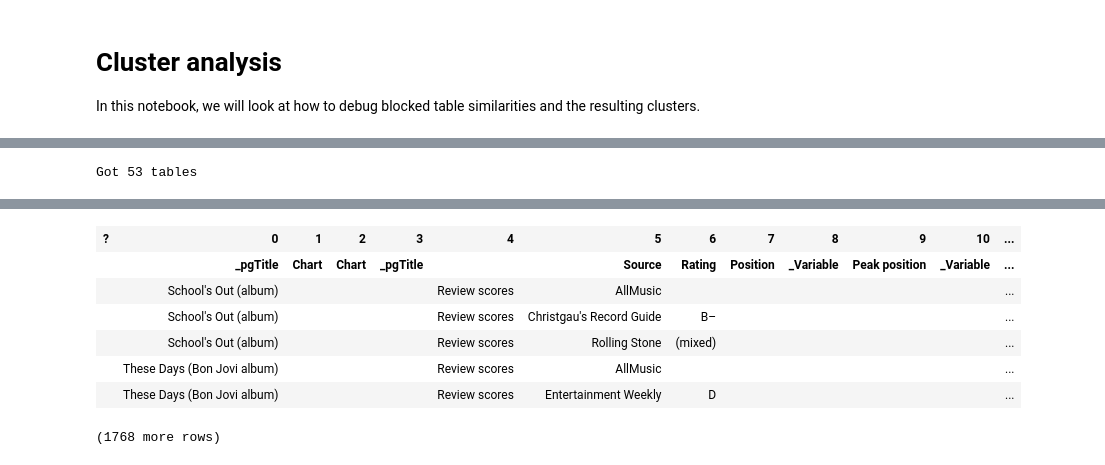
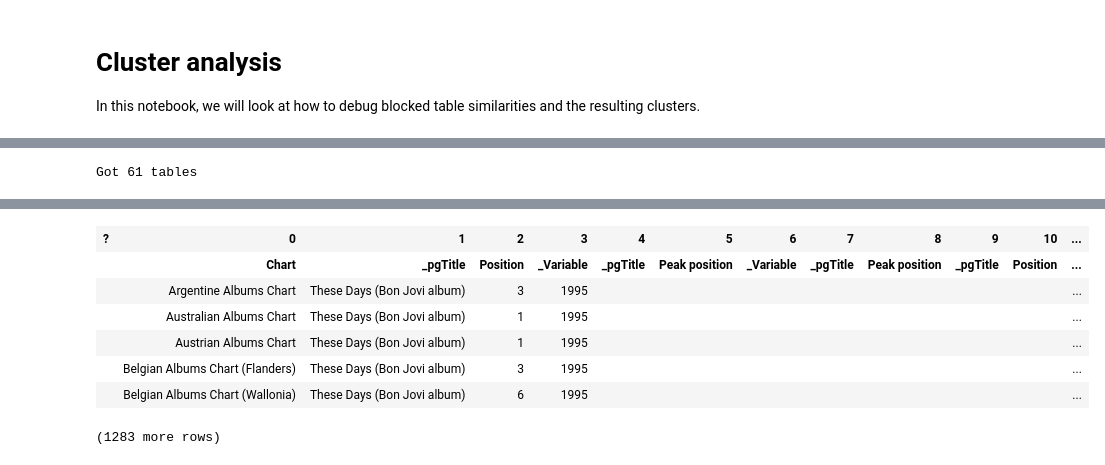
Before and after one commit to karmaresearch/takco, a Jupyter notebook: docs/tutorials/clusters.ipynb, the cells around one changed output, grey strips where cells are left out. Drawn from its saved outputs; the diff is of its cells as text; code cells hidden in the pictures.

```diff
--- a/docs/tutorials/clusters.ipynb
+++ b/docs/tutorials/clusters.ipynb
@@ -10,9 +31,12 @@ In this notebook, we will look at how to debug blocked table similarities and th
 # Assume that we have the "chartedIn" results
 import takco
 
-tables = takco.TableSet._load('../../output/chartedIn/2-cluster/*')
+tables = takco.HashBag._load('../../output/chartedIn/2-cluster/*')
 
 print(f"Got {sum(1 for _ in tables)} tables")
-takco.preview( tables )
+
+# Get biggest table
+table = sorted(tables, key=lambda x: -x.get('numDataRows'))[0]
+takco.preview( table )
 # %% [output]
-Got 53 tables
+Got 61 tables
@@ -20,18 +43,11 @@ Got 53 tables
+| ? | 0 | 1 | 2 | 3 | 4 | 5 | 6 | 7 | 8 | 9 | 10 | ... |
+|  | Chart | _pgTitle | Position | _Variable | _pgTitle | Peak position | _Variable | _pgTitle | Peak position | _pgTitle | Position | ... |
+|  | Argentine Albums Chart | These Days (Bon Jovi album) | 3 | 1995 |  |  |  |  |  |  |  | ... |
+|  | Australian Albums Chart | These Days (Bon Jovi album) | 1 | 1995 |  |  |  |  |  |  |  | ... |
+|  | Austrian Albums Chart | These Days (Bon Jovi album) | 1 | 1995 |  |  |  |  |  |  |  | ... |
+|  | Belgian Albums Chart (Flanders) | These Days (Bon Jovi album) | 3 | 1995 |  |  |  |  |  |  |  | ... |
+|  | Belgian Albums Chart (Wallonia) | These Days (Bon Jovi album) | 6 | 1995 |  |  |  |  |  |  |  | ... |
+(1283 more rows)
-# %%
-id_table = {t['_id']:t for t in tables}
-
-table = id_table['2-0']
-
-takco.preview(table)
-# %% [output]
-| ? | 0 | 1 | 2 | 3 | 4 | 5 | 6 | 7 | 8 | 9 | 10 | ... |
-|  | _pgTitle | Chart | Chart | _pgTitle |  | Source | Rating | Position | _Variable | Peak position | _Variable | ... |
-|  | School's Out (album) |  |  |  | Review scores | AllMusic |  |  |  |  |  | ... |
-|  | School's Out (album) |  |  |  | Review scores | Christgau's Record Guide | B– |  |  |  |  | ... |
-|  | School's Out (album) |  |  |  | Review scores | Rolling Stone | (mixed) |  |  |  |  | ... |
-|  | These Days (Bon Jovi album) |  |  |  | Review scores | AllMusic |  |  |  |  |  | ... |
-|  | These Days (Bon Jovi album) |  |  |  | Review scores | Entertainment Weekly | D |  |  |  |  | ... |
-(1768 more rows)
 # %%
 for t in table.get('partColAligns'):
     t['_id'] = t['tableIndex']
```
Also changed, not shown: parts of 5 cells of this notebook, 18 other files.
